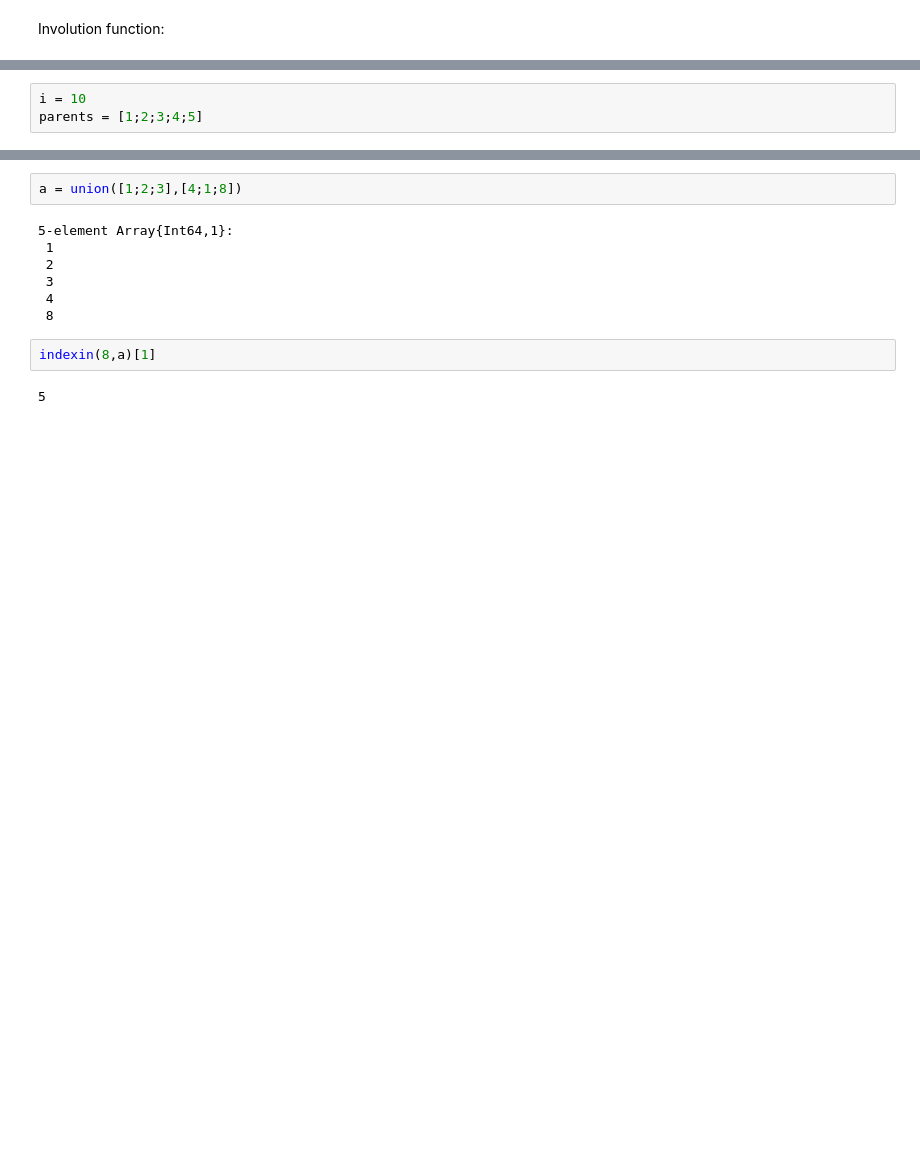
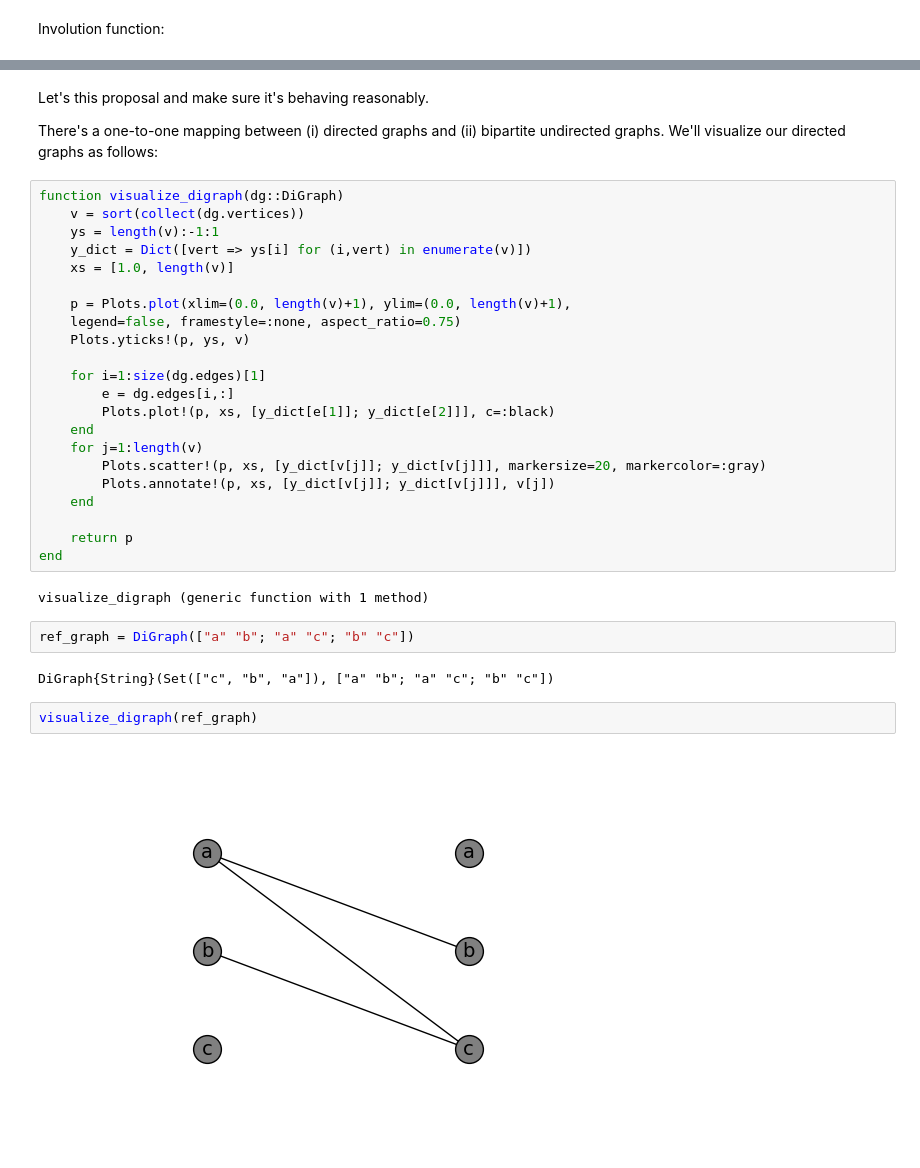
Before and after one commit to gitter-lab/ssps, a Jupyter notebook: julia-project/DBN-structure-inference.ipynb, the cells around one changed output, grey strips where cells are left out. Drawn from its saved outputs; the diff is of its cells as text; blank space fills up the shorter version.

Commit message:
Finished digraph proposal/involution; sampling animation

```diff
--- a/julia-project/DBN-structure-inference.ipynb
+++ b/julia-project/DBN-structure-inference.ipynb
@@ -277,3 +284,0 @@ end
-# %%
-i = 10
-parents = [1;2;3;4;5]
@@ -292,13 +285,36 @@ div(length((1,2,3)),2)
-# %%
-a = union([1;2;3],[4;1;8])
-# %% [output]
-5-element Array{Int64,1}:
- 1
- 2
- 3
- 4
- 8
-# %%
-indexin(8,a)[1]
-# %% [output]
-5
+# %% [markdown]
+Let's this proposal and make sure it's behaving reasonably.
+
+There's a one-to-one mapping between (i) directed graphs and (ii) bipartite undirected graphs. We'll visualize our directed graphs as follows:
+# %%
+function visualize_digraph(dg::DiGraph)
+    v = sort(collect(dg.vertices))
+    ys = length(v):-1:1
+    y_dict = Dict([vert => ys[i] for (i,vert) in enumerate(v)])
+    xs = [1.0, length(v)]
+
+    p = Plots.plot(xlim=(0.0, length(v)+1), ylim=(0.0, length(v)+1),
+    legend=false, framestyle=:none, aspect_ratio=0.75)
+    Plots.yticks!(p, ys, v)
+
+    for i=1:size(dg.edges)[1]
+        e = dg.edges[i,:]
+        Plots.plot!(p, xs, [y_dict[e[1]]; y_dict[e[2]]], c=:black)
+    end
+    for j=1:length(v)
+        Plots.scatter!(p, xs, [y_dict[v[j]]; y_dict[v[j]]], markersize=20, markercolor=:gray)
+        Plots.annotate!(p, xs, [y_dict[v[j]]; y_dict[v[j]]], v[j])
+    end
+
+    return p
+end
+# %% [output]
+visualize_digraph (generic function with 1 method)
+# %%
+ref_graph = DiGraph(["a" "b"; "a" "c"; "b" "c"])
+# %% [output]
+DiGraph{String}(Set(["c", "b", "a"]), ["a" "b"; "a" "c"; "b" "c"])
+# %%
+visualize_digraph(ref_graph)
+# %% [output]
+[figure, added]
```
Also changed, not shown: parts of 16 cells of this notebook.
